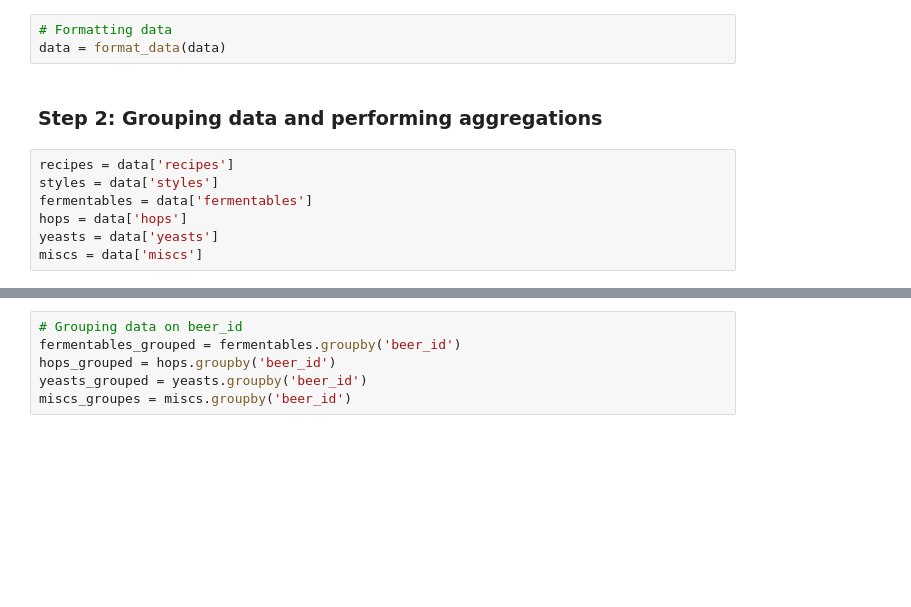
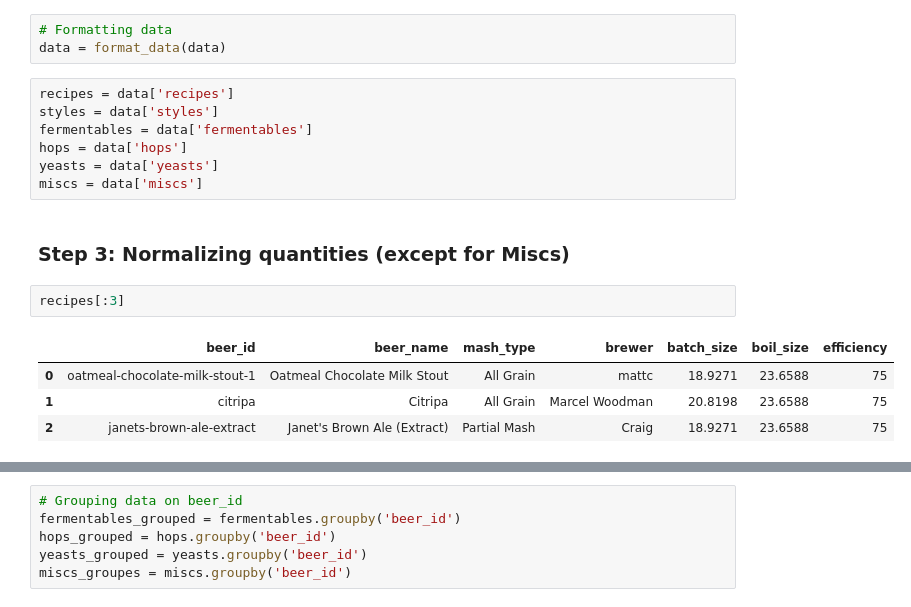
Before and after one commit to UlysseH/databeer, a Jupyter notebook: Sandbox.ipynb, the cells around one changed output, grey strips where cells are left out. Saved outputs shown, nothing was run; the diff lists cells and outputs as text; blank space fills up the shorter version.

```diff
--- a/Sandbox.ipynb
+++ b/Sandbox.ipynb
@@ -20,8 +20,6 @@ data = load_from_csv(1, 10)
 # %%
 # Formatting data
 data = format_data(data)
-# %% [markdown]
-### Step 2: Grouping data and performing aggregations
 # %%
 recipes = data['recipes']
 styles = data['styles']
@@ -29,3 +27,12 @@ fermentables = data['fermentables']
 hops = data['hops']
 yeasts = data['yeasts']
 miscs = data['miscs']
+# %% [markdown]
+### Step 3: Normalizing quantities (except for Miscs)
+# %%
+recipes[:3]
+# %% [output]
+|  | beer_id | beer_name | mash_type | brewer | batch_size | boil_size | efficiency |
+| 0 | oatmeal-chocolate-milk-stout-1 | Oatmeal Chocolate Milk Stout | All Grain | mattc | 18.9271 | 23.6588 | 75 |
+| 1 | citripa | Citripa | All Grain | Marcel Woodman | 20.8198 | 23.6588 | 75 |
+| 2 | janets-brown-ale-extract | Janet's Brown Ale (Extract) | Partial Mash | Craig | 18.9271 | 23.6588 | 75 |
```
Also changed, not shown: parts of 36 cells of this notebook.
